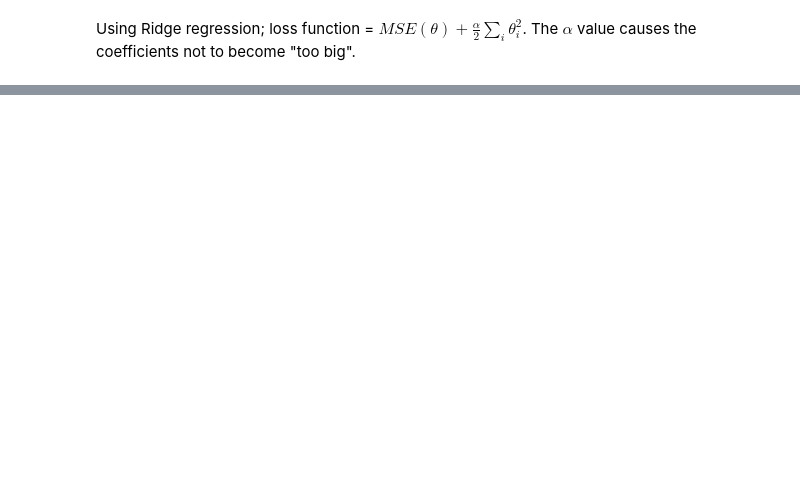
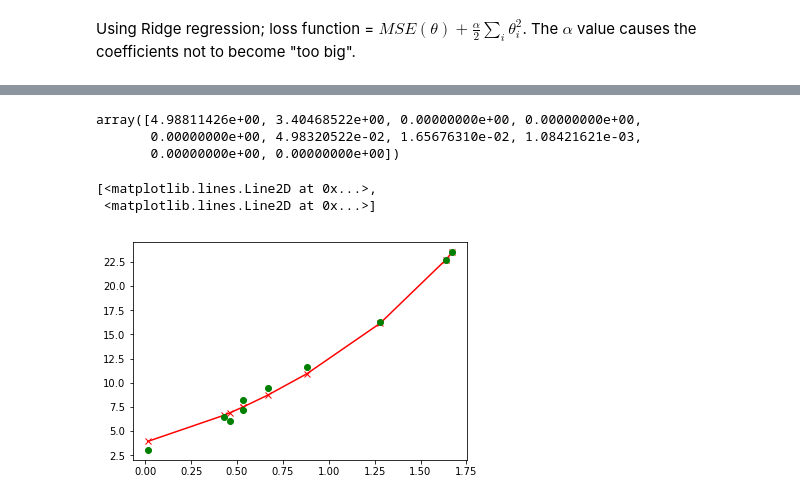
Before and after one commit to ClemensFMN/Python-ML, a Jupyter notebook: 02-LinearRegression_Polynomial.ipynb, the cells around one changed output, grey strips where cells are left out. Saved outputs shown, nothing was run; the diff lists cells and outputs as text; code cells hidden in the pictures; blank space fills up the shorter version.

```diff
--- a/02-LinearRegression_Polynomial.ipynb
+++ b/02-LinearRegression_Polynomial.ipynb
@@ -72,0 +74,15 @@ plt.plot(X, ypred_ridge, '-rx', X, y,'go')
+# %%
+lasso_reg = Lasso(alpha=0.1)
+lasso_reg.fit(X_poly, y)
+lasso_reg.coef_
+# %% [output]
+array([4.98811426e+00, 3.40468522e+00, 0.00000000e+00, 0.00000000e+00,
+       0.00000000e+00, 4.98320522e-02, 1.65676310e-02, 1.08421621e-03,
+       0.00000000e+00, 0.00000000e+00])
+# %%
+ypred_lasso = lasso_reg.predict(X_poly)
+plt.plot(X, ypred_lasso, '-rx', X, y,'go')
+# %% [output]
+[<matplotlib.lines.Line2D at 0x...>,
+ <matplotlib.lines.Line2D at 0x...>]
+[figure, added]
```
Also changed, not shown: parts of 9 cells of this notebook, 3 other files.
